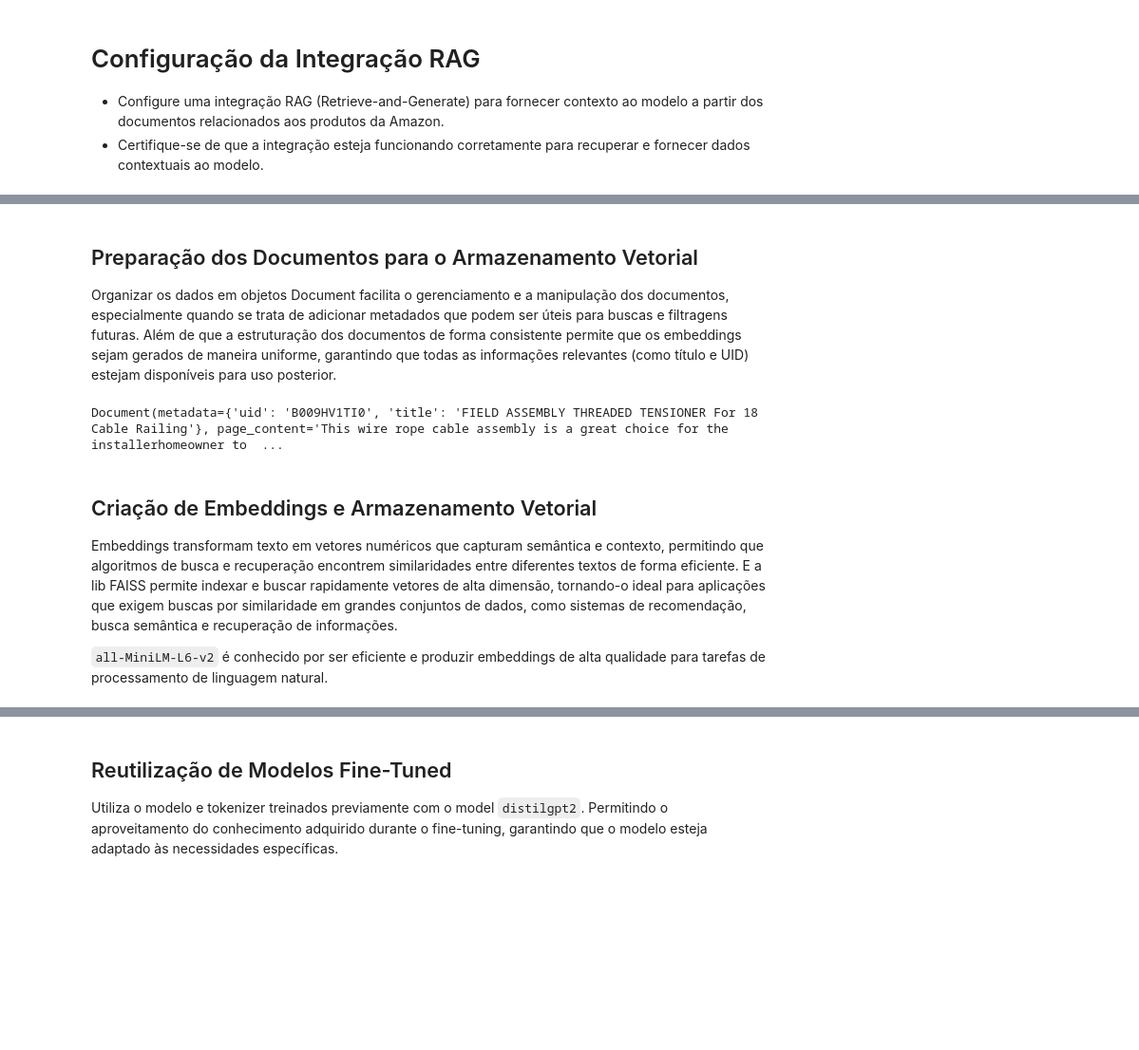
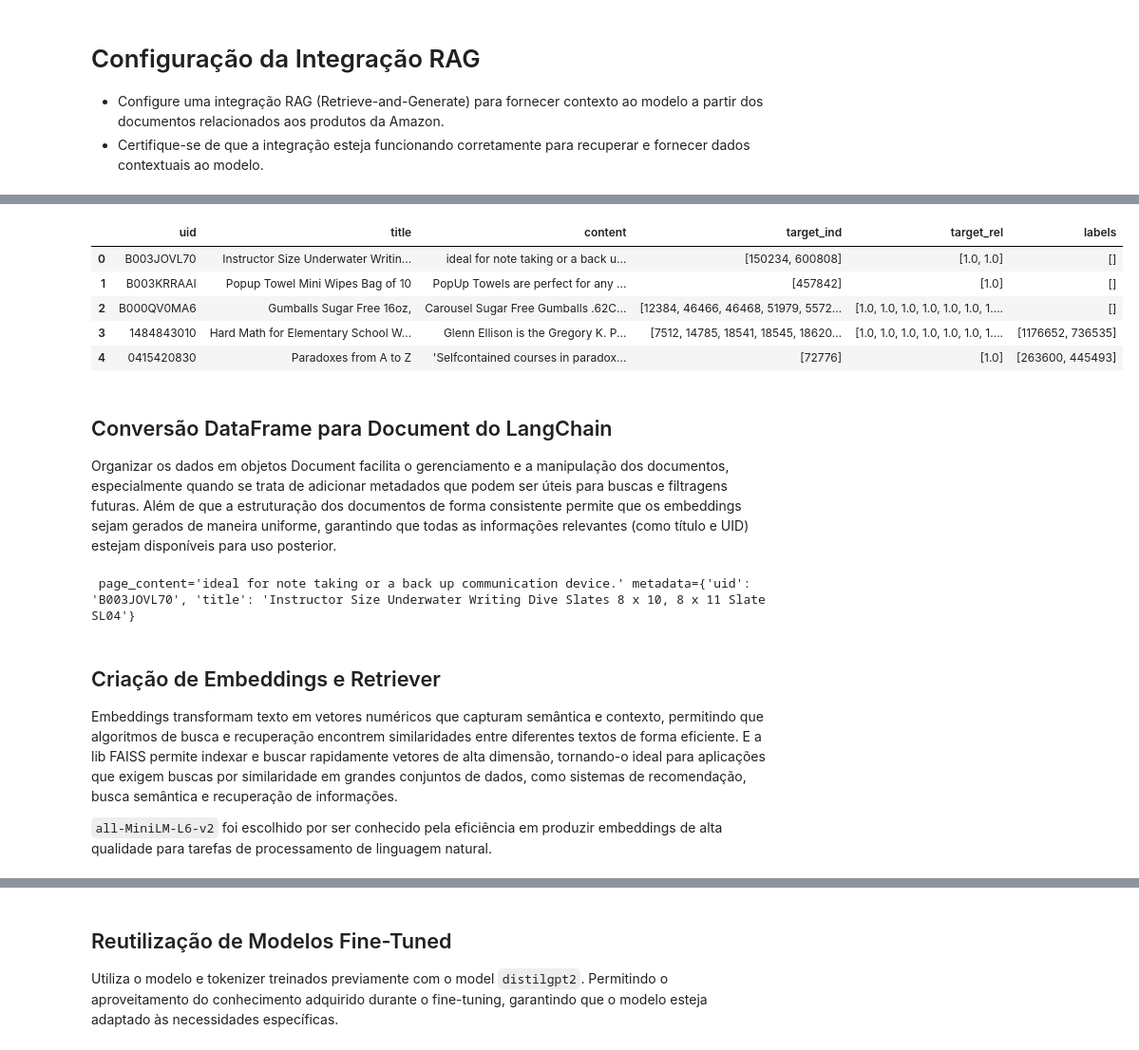
Before and after one commit to bdurantec/fine-tuning-rag-theamazontitle, a Jupyter notebook: FineTuningRag_TheAmazonTitles.ipynb, the cells around one changed output, grey strips where cells are left out. Shown: that part at 95% size. Drawn from its saved outputs; the diff is of its cells as text; code cells hidden in the pictures; blank space fills up the shorter version.

```diff
--- a/FineTuningRag_TheAmazonTitles.ipynb
+++ b/FineTuningRag_TheAmazonTitles.ipynb
@@ -162,7 +162,7 @@ def clean_text(text):
     text = unescape_html_entities(text)
     text = text.replace('’', "'")
     # Remove caracteres especiais
-    text = re.sub(r"[^A-Za-z0-9' ]+", '', text)
+    text = re.sub(r"[^A-Za-z0-9',. ]+", '', text)
     # Remove novas linhas e espaços extras
     text = text.replace('\n', ' ').replace('\r', ' ').strip()
     # Remove múltiplos espaços
@@ -405,24 +417,43 @@ Successfully installed faiss-cpu-1.8.0.post1 sentence_transformers-3.1.1
+# %%
+import pandas as pd
+
+clean_train_sample_df = pd.DataFrame(clean_train_sample)
+clean_train_sample_df.reset_index(drop=True, inplace=True)
+clean_train_sample_df.head()
+# %% [output]
+|  | uid | title | content | target_ind | target_rel | labels |
+| 0 | B003JOVL70 | Instructor Size Underwater Writin... | ideal for note taking or a back u... | [150234, 600808] | [1.0, 1.0] | [] |
+| 1 | B003KRRAAI | Popup Towel Mini Wipes Bag of 10 | PopUp Towels are perfect for any ... | [457842] | [1.0] | [] |
+| 2 | B000QV0MA6 | Gumballs Sugar Free 16oz, | Carousel Sugar Free Gumballs .62C... | [12384, 46466, 46468, 51979, 5572... | [1.0, 1.0, 1.0, 1.0, 1.0, 1.0, 1.... | [] |
+| 3 | 1484843010 | Hard Math for Elementary School W... | Glenn Ellison is the Gregory K. P... | [7512, 14785, 18541, 18545, 18620... | [1.0, 1.0, 1.0, 1.0, 1.0, 1.0, 1.... | [1176652, 736535] |
+| 4 | 0415420830 | Paradoxes from A to Z | 'Selfcontained courses in paradox... | [72776] | [1.0] | [263600, 445493] |
 # %% [markdown]
-## Preparação dos Documentos para o Armazenamento Vetorial
+## Conversão DataFrame para Document do LangChain
 
 Organizar os dados em objetos Document facilita o gerenciamento e a manipulação dos documentos, especialmente quando se trata de adicionar metadados que podem ser úteis para buscas e filtragens futuras.
 Além de que a estruturação dos documentos de forma consistente permite que os embeddings sejam gerados de maneira uniforme, garantindo que todas as informações relevantes (como título e UID) estejam disponíveis para uso posterior.
-# %%
-from langchain.docstore.document import Document
-from langchain.vectorstores import FAISS
-from langchain.embeddings import SentenceTransformerEmbeddings
-
-# Preparação dos documentos para o uso do Vector Store
-documents = []
-for item in train_sample:
-    content = item['content']
-    documents.append(Document(page_content=content, metadata={'uid': item['uid'], 'title': item['title']}))
-
-documents[0]
-# %% [output]
-Document(metadata={'uid': 'B009HV1TI0', 'title': 'FIELD ASSEMBLY THREADED TENSIONER For 18 Cable Railing'}, page_content='This wire rope cable assembly is a great choice for the installerhomeowner to  ...
+# %%
+import pandas as pd
+from langchain.docstore.document import Document
+from tqdm import tqdm
+
+def create_documents(df):
+    """
+    Converte as entradas do DataFrame em objetos Document do LangChain
+    """
+    documents = []
+    for _, row in tqdm(df.iterrows(), total=df.shape[0], desc="Criando Objetos Documentos"):
+        content = row['content']
+        metadata = {'uid': row['uid'], 'title': row['title']}
+        documents.append(Document(page_content=content, metadata=metadata))
+    return documents
+
+documents = create_documents(clean_train_sample_df)
+print('\n',documents[0])
+# %% [output]
+ page_content='ideal for note taking or a back up communication device.' metadata={'uid': 'B003JOVL70', 'title': 'Instructor Size Underwater Writing Dive Slates 8 x 10, 8 x 11 Slate SL04'}
 # %% [markdown]
-## Criação de Embeddings e Armazenamento Vetorial
+## Criação de Embeddings e Retriever
 Embeddings transformam texto em vetores numéricos que capturam semântica e contexto, permitindo que algoritmos de busca e recuperação encontrem similaridades entre diferentes textos de forma eficiente. E a lib FAISS permite indexar e buscar rapidamente vetores de alta dimensão, tornando-o ideal para aplicações que exigem buscas por similaridade em grandes conjuntos de dados, como sistemas de recomendação, busca semântica e recuperação de informações.
 
-`all-MiniLM-L6-v2` é conhecido por ser eficiente e produzir embeddings de alta qualidade para tarefas de processamento de linguagem natural.
+`all-MiniLM-L6-v2` foi escolhido por ser conhecido pela eficiência em produzir embeddings de alta qualidade para tarefas de processamento de linguagem natural.
```
Also changed, not shown: parts of 30 cells of this notebook.
